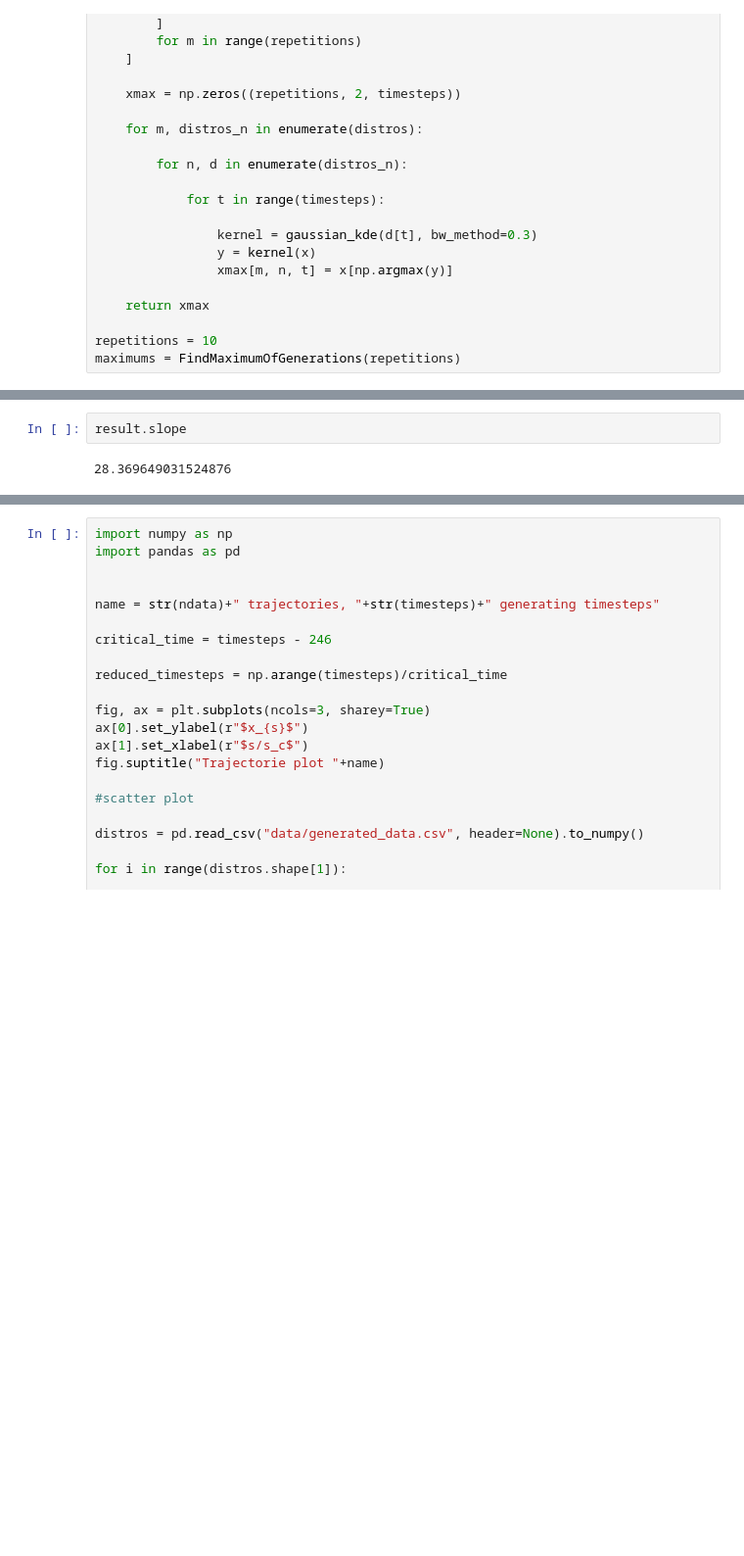
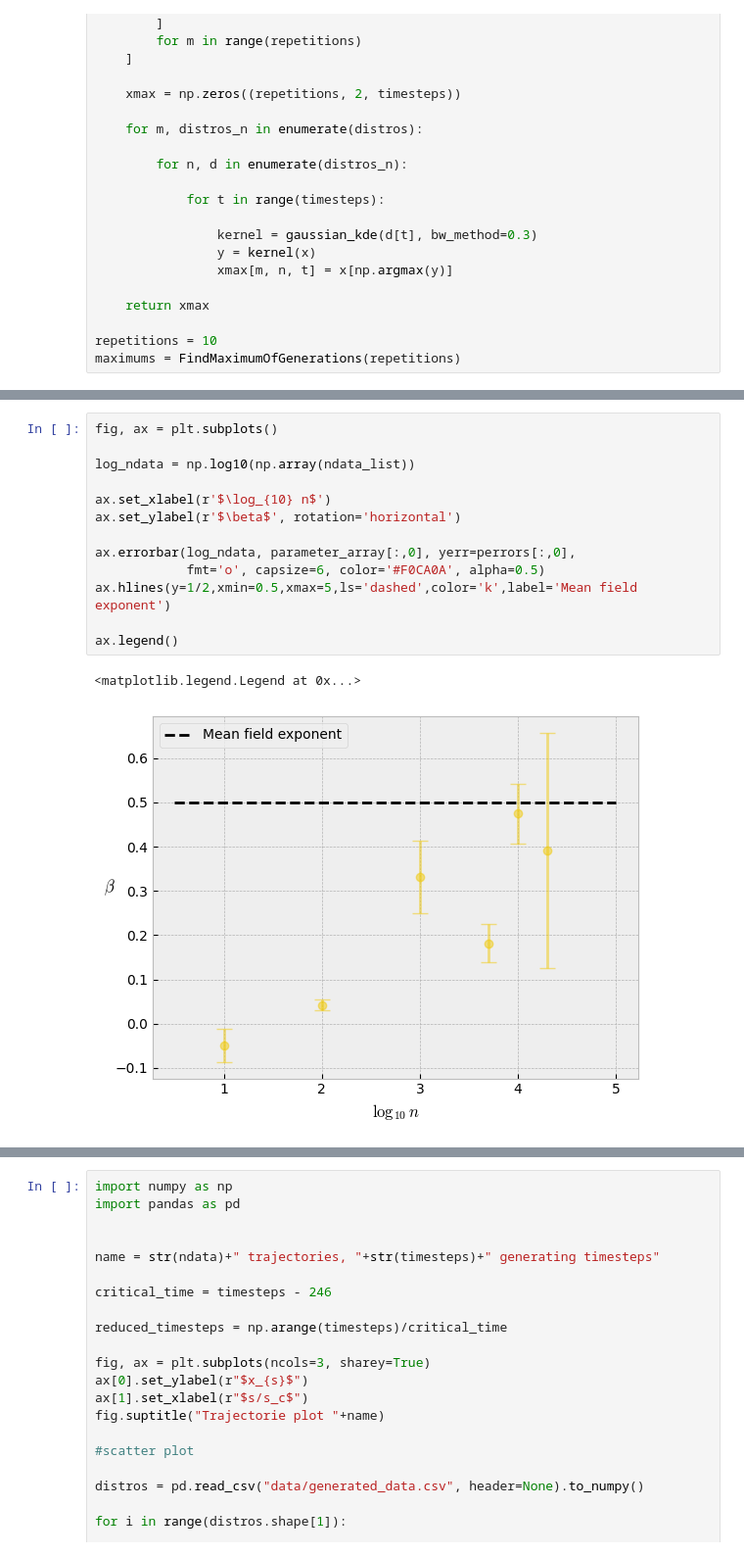
Before and after one commit to W-physics/Tesis, a Jupyter notebook: Critical_time.ipynb, the cells around one changed output, grey strips where cells are left out. Shown at 98% size. Drawn from its saved outputs; the diff is of its cells as text; blank space fills up the shorter version.

```diff
--- a/Critical_time.ipynb
+++ b/Critical_time.ipynb
@@ -153,4 +188,16 @@ plt.plot(logx[:N], result.slope * logx[:N] + result.intercept)
-# %%
-result.slope
-# %% [output]
-28.369649031524876
+# %%
+fig, ax = plt.subplots()
+
+log_ndata = np.log10(np.array(ndata_list))
+
+ax.set_xlabel(r'$\log_{10} n$')
+ax.set_ylabel(r'$\beta$', rotation='horizontal')
+
+ax.errorbar(log_ndata, parameter_array[:,0], yerr=perrors[:,0],
+            fmt='o', capsize=6, color='#F0CA0A', alpha=0.5)
+ax.hlines(y=1/2,xmin=0.5,xmax=5,ls='dashed',color='k',label='Mean field exponent')
+
+ax.legend()
+# %% [output]
+<matplotlib.legend.Legend at 0x...>
+[figure, added]
```
Also changed, not shown: parts of 12 cells of this notebook.
